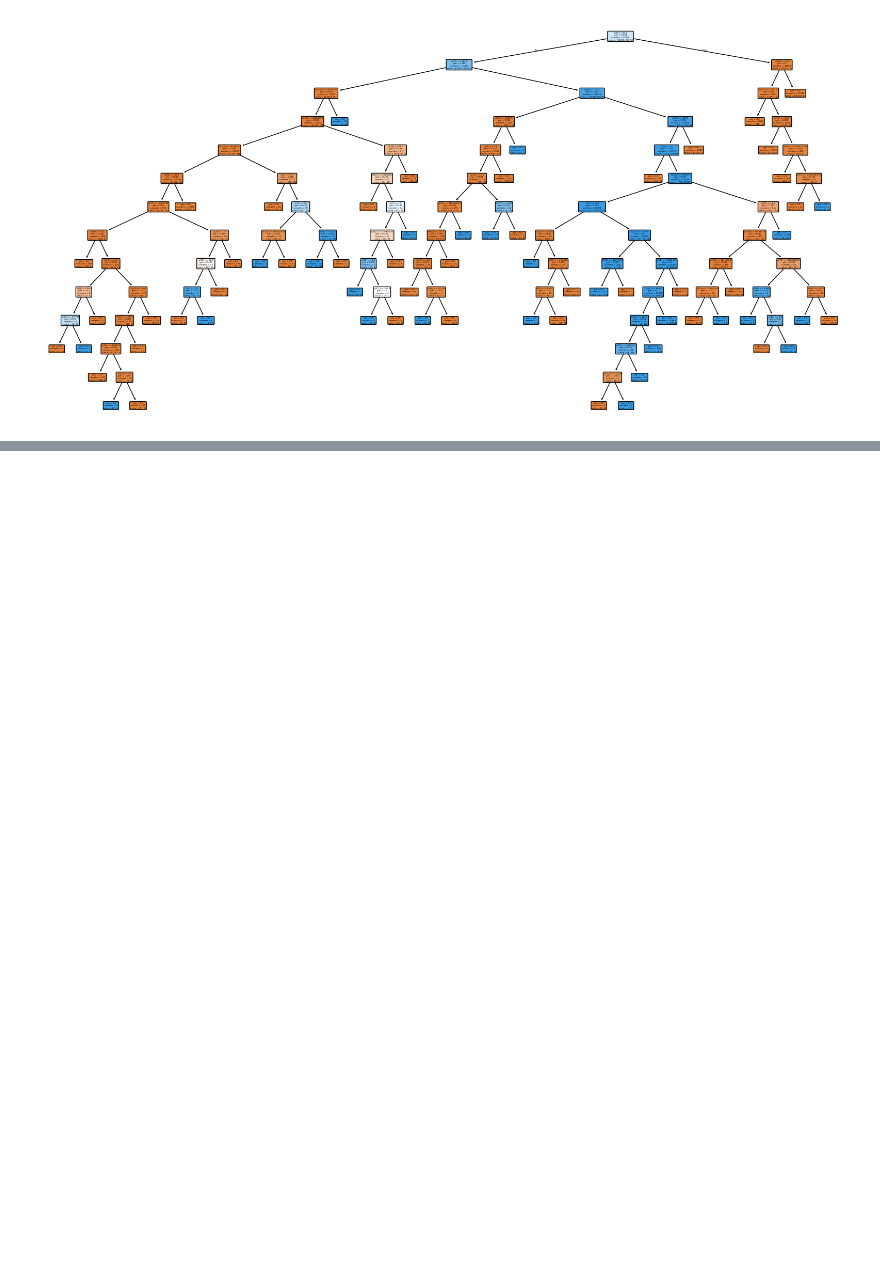
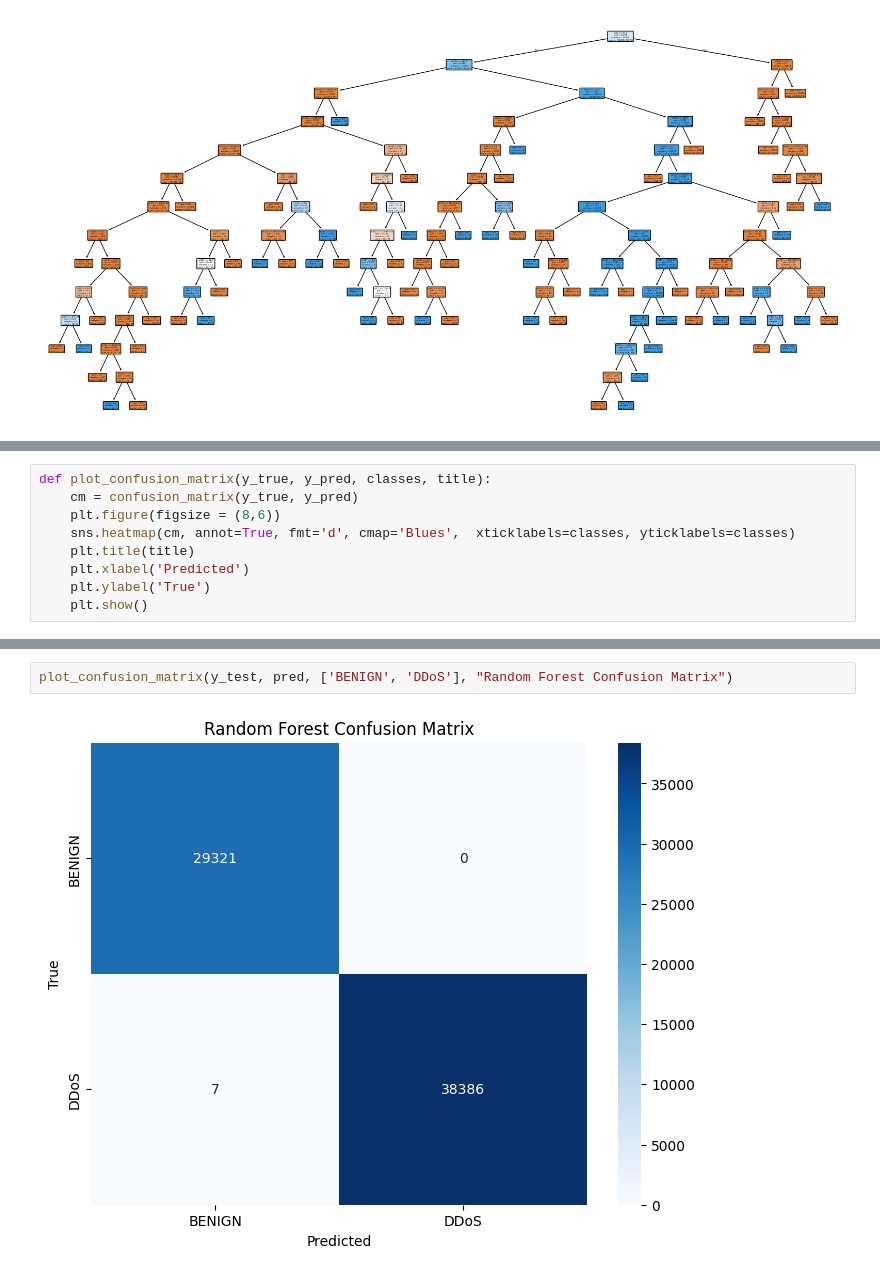
Before and after one commit to Brandon-Kee/DDoS-Classification, a Jupyter notebook: DDOS-Analysis.ipynb, the cells around one changed output, grey strips where cells are left out. Drawn from its saved outputs; the diff is of its cells as text; blank space fills up the shorter version.

```diff
--- a/DDOS-Analysis.ipynb
+++ b/DDOS-Analysis.ipynb
@@ -159,0 +162,9 @@ plt.show()
+# %%
+def plot_confusion_matrix(y_true, y_pred, classes, title):
+    cm = confusion_matrix(y_true, y_pred)
+    plt.figure(figsize = (8,6))
+    sns.heatmap(cm, annot=True, fmt='d', cmap='Blues',  xticklabels=classes, yticklabels=classes)
+    plt.title(title)
+    plt.xlabel('Predicted')
+    plt.ylabel('True')
+    plt.show()
@@ -159,0 +187,4 @@ plt.show()
+# %%
+plot_confusion_matrix(y_test, pred, ['BENIGN', 'DDoS'], "Random Forest Confusion Matrix")
+# %% [output]
+[figure, added]
```
Also changed, not shown: parts of 3 cells of this notebook.
